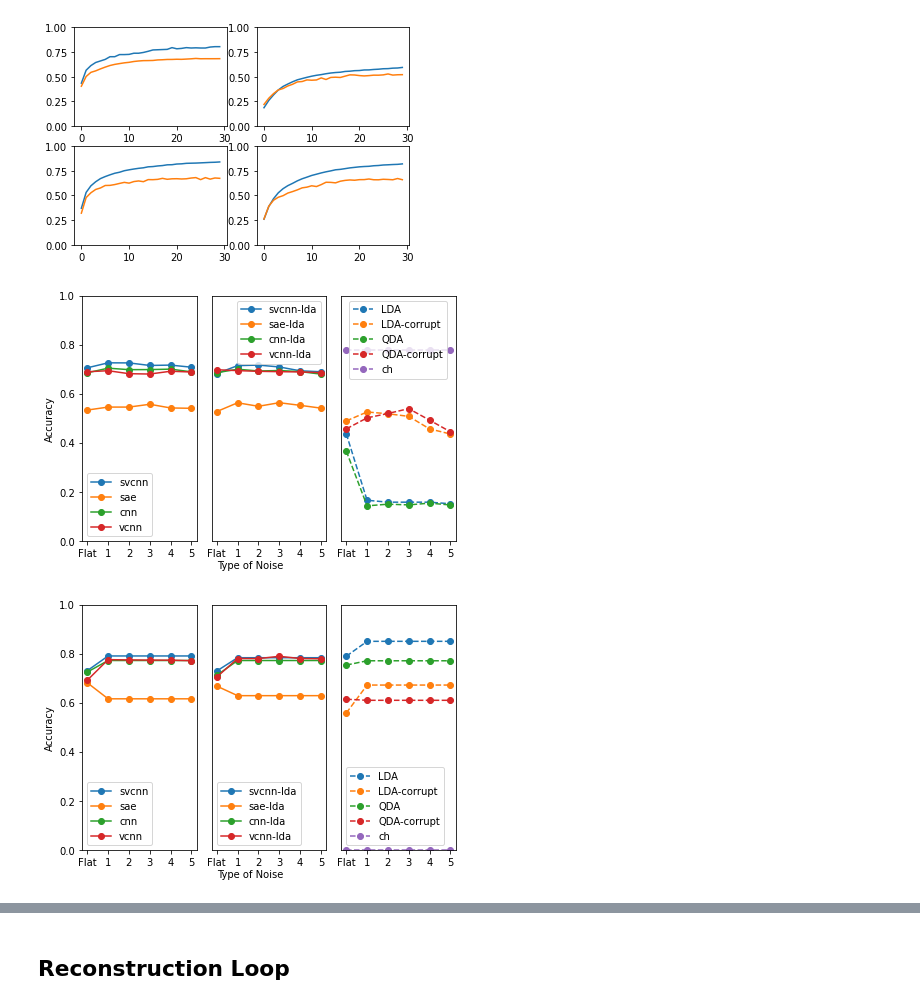
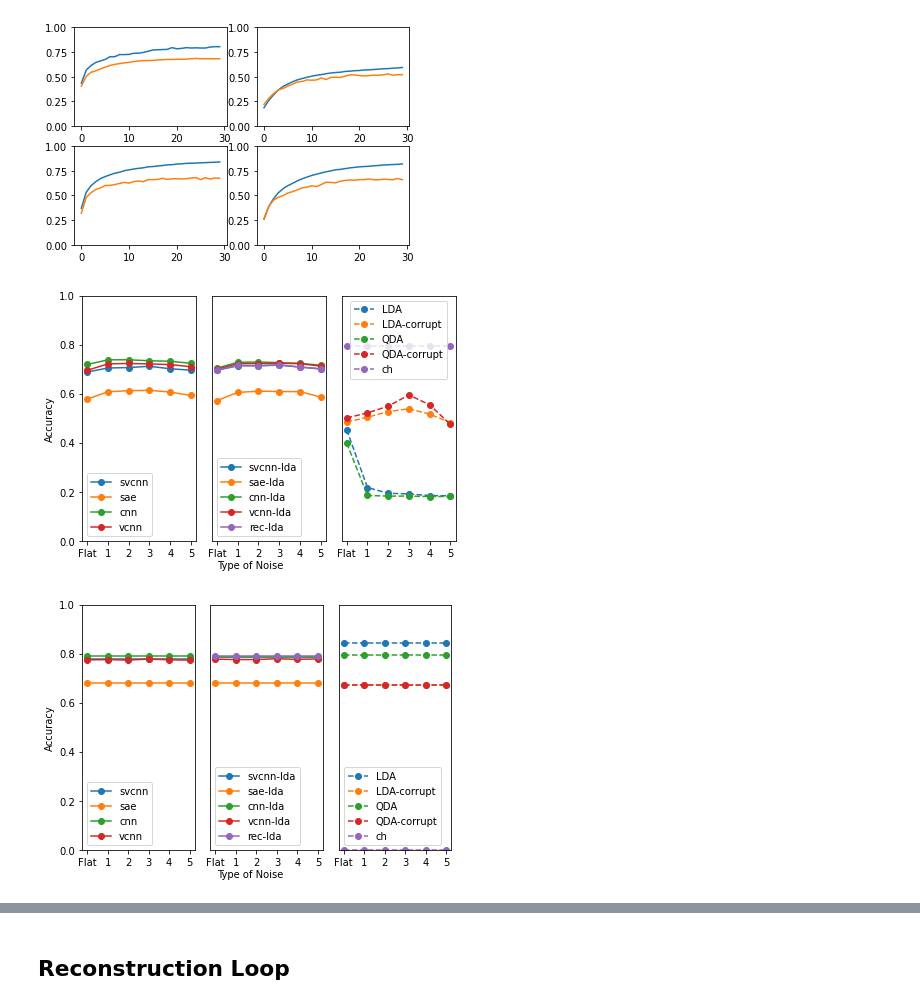
Before and after one commit to yuniteh/latent_rep, a Jupyter notebook: python/loop_main.ipynb, the cells around one changed output, grey strips where cells are left out. Drawn from its saved outputs; the diff is of its cells as text; code cells hidden in the pictures.

Commit message:
reconstructed lda and aligned reconstructed lda working but performance not better

```diff
--- a/python/loop_main.ipynb
+++ b/python/loop_main.ipynb
@@ -20,7 +20,7 @@ i = 0
 
 for sub_i in range(1,6):
     lat = 4
-    temp_acc, temp_val, file_name = lp.loop_cv(raw, params, sub_type, n_train='fullgaussflat4', load=True, train_scale=5, epochs= 30, batch_size = 128, sparsity=True,dt='cv',feat_type='feat',noise=True, latent_dim=lat,sub=sub_i,mod = 'none')
+    temp_acc, temp_val, file_name = lp.loop_cv(raw, params, sub_type, n_train='fullgaussflat4', load=True, train_scale=5, epochs= 30, batch_size = 128, sparsity=True,dt='cv',feat_type='feat',noise=True, latent_dim=lat,sub=sub_i,mod = 'recon')
     last_acc[sub_i-1,i,:] = np.nanmean(temp_acc,axis=0)
     last_val[sub_i-1,i,:] = np.nanmean(temp_val,axis=0)
     i += 1
@@ -132,8 +147,8 @@ for sub in range(1,2):#6):
 [figure]
 # %%
 # Load noise results
-sub_all, sub_noise, sub_clean, ave_all, ave_noise, ave_clean = lp.ave_results(params, sub_type, train_grp=2, feat_type='feat',epochs=30,n_train='fullgaussflat4',train_scale=5,n_test='partgauss2', latent_dim=5,loop_i='noise', dt='cv')
-sub_all, sub_noise, sub_clean, flat_ave_all, flat_ave_noise, flat_ave_clean = lp.ave_results(params, sub_type, train_grp=2, feat_type='feat',epochs=30,n_train='fullgaussflat4',train_scale=5,n_test='partflat2', latent_dim=5,loop_i='noise',dt='cv')
+sub_all, sub_noise, sub_clean, ave_all, ave_noise, ave_clean = lp.ave_results(params, sub_type, train_grp=2, feat_type='feat',epochs=30,n_train='fullgaussflat4',train_scale=5,n_test='partgauss2', latent_dim=4,loop_i='noise', dt='cv')
+sub_all, sub_noise, sub_clean, flat_ave_all, flat_ave_noise, flat_ave_clean = lp.ave_results(params, sub_type, train_grp=2, feat_type='feat',epochs=30,n_train='fullgaussflat4',train_scale=5,n_test='partflat2', latent_dim=4,loop_i='noise',dt='cv')
 # %%
 import copy as cp
 
@@ -147,40 +162,40 @@ ave_noise = np.nanmean(np.nanmean(sub_noise_o,axis=0),axis=0)
 # %%
 # Plot accuracy vs. noise
 fig,ax = plt.subplots(1,3)
 for i in range(0,4):
     ax[0].plot(np.hstack((flat_ave_noise[:,i],ave_noise[:,i])),'-o')
-for i in range(4,8):
+for i in range(4,9):
     ax[1].plot(np.hstack((flat_ave_noise[:,i],ave_noise[:,i])),'-o')
-for i in range(8,13):
+for i in range(9,14):
     ax[2].plot(np.hstack((flat_ave_noise[:,i],ave_noise[:,i])),'--o')
 ax[0].set_ylabel('Accuracy')
 fig.text(0.5, 0, 'Type of Noise', ha='center')
 ax[0].legend(['svcnn','sae','cnn','vcnn'])
-ax[1].legend(['svcnn-lda','sae-lda','cnn-lda','vcnn-lda'])
+ax[1].legend(['svcnn-lda','sae-lda','cnn-lda','vcnn-lda','rec-lda'])
 ax[2].legend(['LDA','LDA-corrupt','QDA','QDA-corrupt','ch'])
 ax[1].set_yticks([])
 ax[2].set_yticks([])
 for i in range(0,3):
     ax[i].set_ylim(0,1)
     ax[i].set_xticks(range(0,6))
     ax[i].set_xticklabels(['Flat','1','2','3','4','5'])
 
 fig.set_tight_layout(True)
 # %% [output]
-[figure, old version]
+[figure, new version]
 # %%
 # Plot accuracy vs. noise
 fig,ax = plt.subplots(1,3)
 for i in range(0,4):
     ax[0].plot(np.hstack((flat_ave_clean[:,i],ave_clean[:,i])),'-o')
-for i in range(4,8):
+for i in range(4,9):
     ax[1].plot(np.hstack((flat_ave_clean[:,i],ave_clean[:,i])),'-o')
-for i in range(8,13):
+for i in range(9,14):
     ax[2].plot(np.hstack((flat_ave_clean[:,i],ave_clean[:,i])),'--o')
 ax[0].set_ylabel('Accuracy')
 fig.text(0.5, 0, 'Type of Noise', ha='center')
 ax[0].legend(['svcnn','sae','cnn','vcnn'])
-ax[1].legend(['svcnn-lda','sae-lda','cnn-lda','vcnn-lda'])
+ax[1].legend(['svcnn-lda','sae-lda','cnn-lda','vcnn-lda','rec-lda'])
 ax[2].legend(['LDA','LDA-corrupt','QDA','QDA-corrupt','ch'])
 ax[1].set_yticks([])
 ax[2].set_yticks([])
@@ -191,7 +206,7 @@ for i in range(0,3):
 
 fig.set_tight_layout(True)
 # %% [output]
-[figure, old version]
+[figure, new version]
 # %%
 # Loop through noise
 acc_all, acc_noise, acc_clean, file_name = lp.loop_noise(raw, params, sub_type, load=False, n_train='fullgaussflat4', train_scale=5, n_test=0,epochs=30, batch_size = 128, sparsity=True,dt='cv',feat_type='feat',noise=True, latent_dim=4)
```
Also changed, not shown: parts of 2 cells of this notebook, 1 other file.
